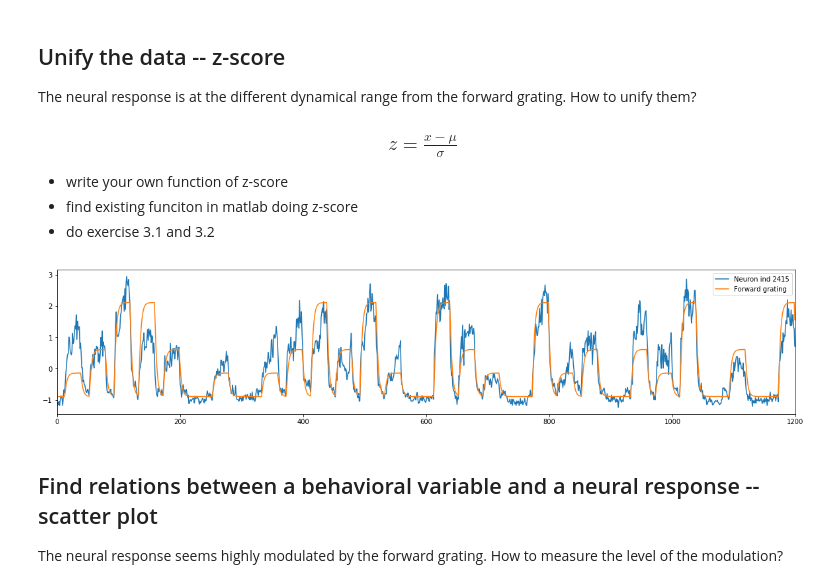
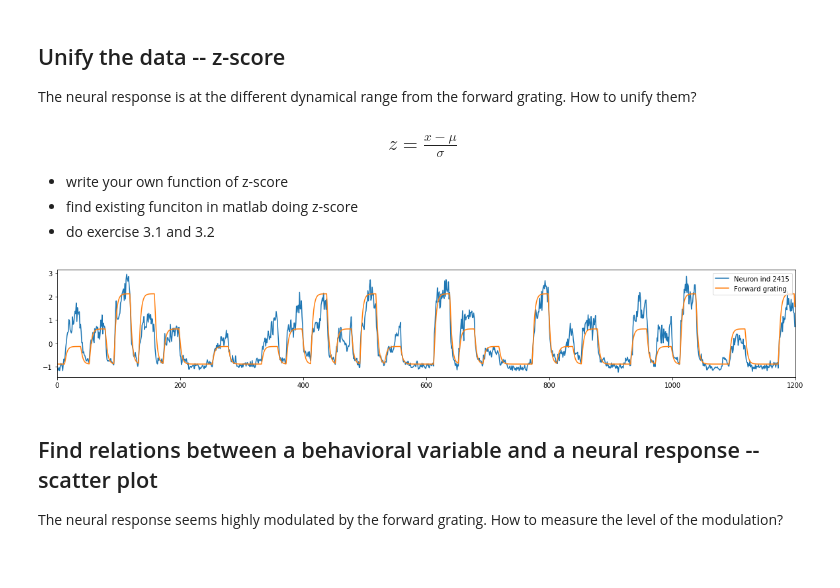
Before and after one commit to zqwei/explore-imaging-data, a Jupyter notebook: Correlations.ipynb, the cells around one changed output. Cells and saved outputs as stored; diff of their text form; code cells hidden in the pictures.

```diff
--- a/Correlations.ipynb
+++ b/Correlations.ipynb
@@ -66,15 +54,14 @@ The neural response is at the different dynamical range from the forward grating
 * find existing funciton in matlab doing z-score
 * do exercise 3.1 and 3.2
 # %%
-from scipy.stats.mstats import zscore
-plt.figure(figsize=(20, 4))
+plt.figure(figsize=(20, 3))
 plt.plot(zscore(neuron_act[2414, :]), label='Neuron ind 2415')
 plt.plot(zscore(visual_forward.T/3), label='Forward grating')
 plt.xlim([0, 1200])
 plt.legend()
 plt.show()
 # %% [output]
-[figure, old version]
+[figure, new version]
 # %% [markdown]
 ## Find relations between a behavioral variable and a neural response -- scatter plot
 The neural response seems highly modulated by the forward grating. How to measure the level of the modulation?
```
Also changed, not shown: parts of 8 cells of this notebook, 3 other files.
